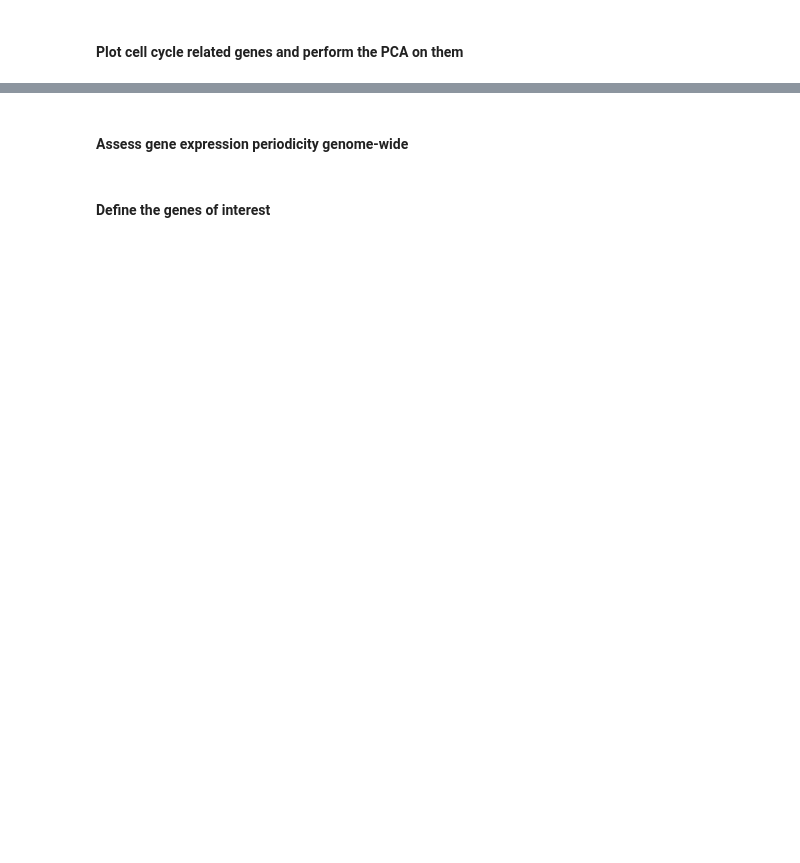
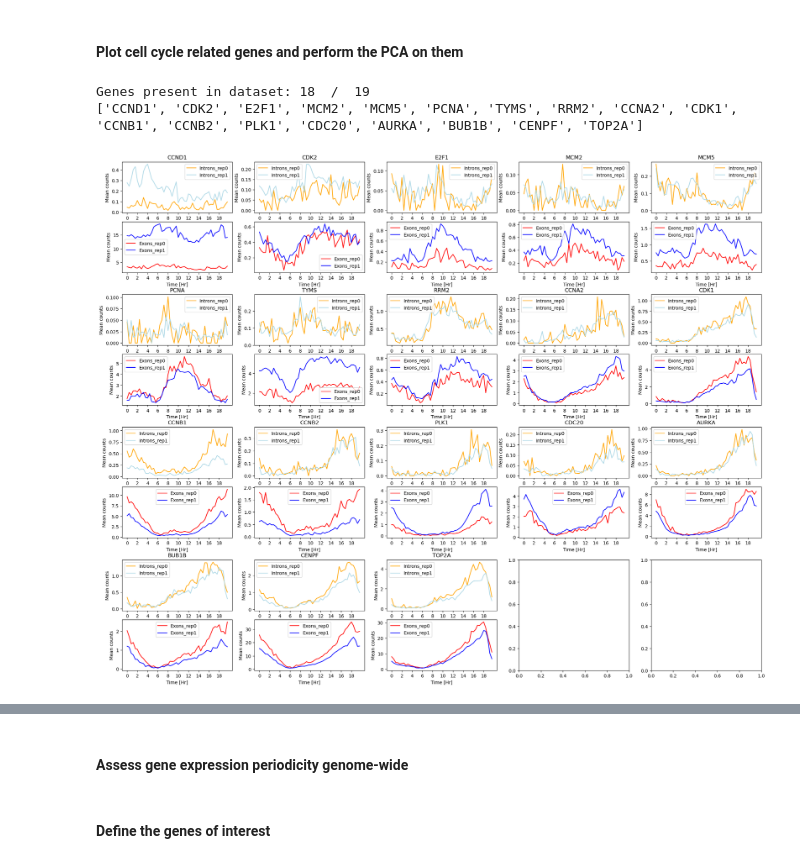
Before and after one commit to AlexiaGiroud/GenomeToFunction-exo3-G22, a Jupyter notebook: Exercise_Week10_11_B_Exercises.ipynb, the cells around one changed output, grey strips where cells are left out. Saved outputs shown, nothing was run; the diff lists cells and outputs as text; code cells hidden in the pictures; blank space fills up the shorter version.

```diff
--- a/Exercise_Week10_11_B_Exercises.ipynb
+++ b/Exercise_Week10_11_B_Exercises.ipynb
@@ -537,13 +571,46 @@ dat_exon = dat.loc[:, idx['exon', 'mean', :, :]]
 # %% [markdown]
 #### Plot cell cycle related genes and perform the PCA on them
 # %%
-#Your currated list of gene
-#your_genes_list=[...]
+# Answer 1.1
 
-#Plot the genes in your list
-#plot_gene_list(...)
 
-#run_PCA ....
-#...
-#...
-#...
+# List of 18–20 well-known human cell-cycle genes
+your_genes_list = [
+    # G1 / early G1/S
+    "CCND1",
+    "CDK2",
+    "E2F1",
+
+    # G1/S and S-phase (DNA replication)
+    "CCNE1",
+    "MCM2", "MCM5",
+    "PCNA",
+    "TYMS",
+    "RRM2",
+
+    # S/G2 and G2
+    "CCNA2",
+    "CDK1",
+
+    # G2/M and mitosis
+    "CCNB1", "CCNB2",
+    "PLK1",
+    "CDC20",
+    "AURKA",
+    "BUB1B",
+    "CENPF",
+    "TOP2A"
+]
+
+# Keep only genes that are actually present in the dataset
+genes_present = [g for g in your_genes_list if g in dat.index]
+print("Genes present in dataset:", len(genes_present), " / ", len(your_genes_list))
+print(genes_present)
+
+
+
+plot_gene_list(dat, genes_present)
+# %% [output]
+Genes present in dataset: 18  /  19
+['CCND1', 'CDK2', 'E2F1', 'MCM2', 'MCM5', 'PCNA', 'TYMS', 'RRM2', 'CCNA2', 'CDK1', 'CCNB1', 'CCNB2', 'PLK1', 'CDC20', 'AURKA', 'BUB1B', 'CENPF', 'TOP2A']
+[figure, added]
```
Also changed, not shown: parts of 11 cells of this notebook, 3 other files.
